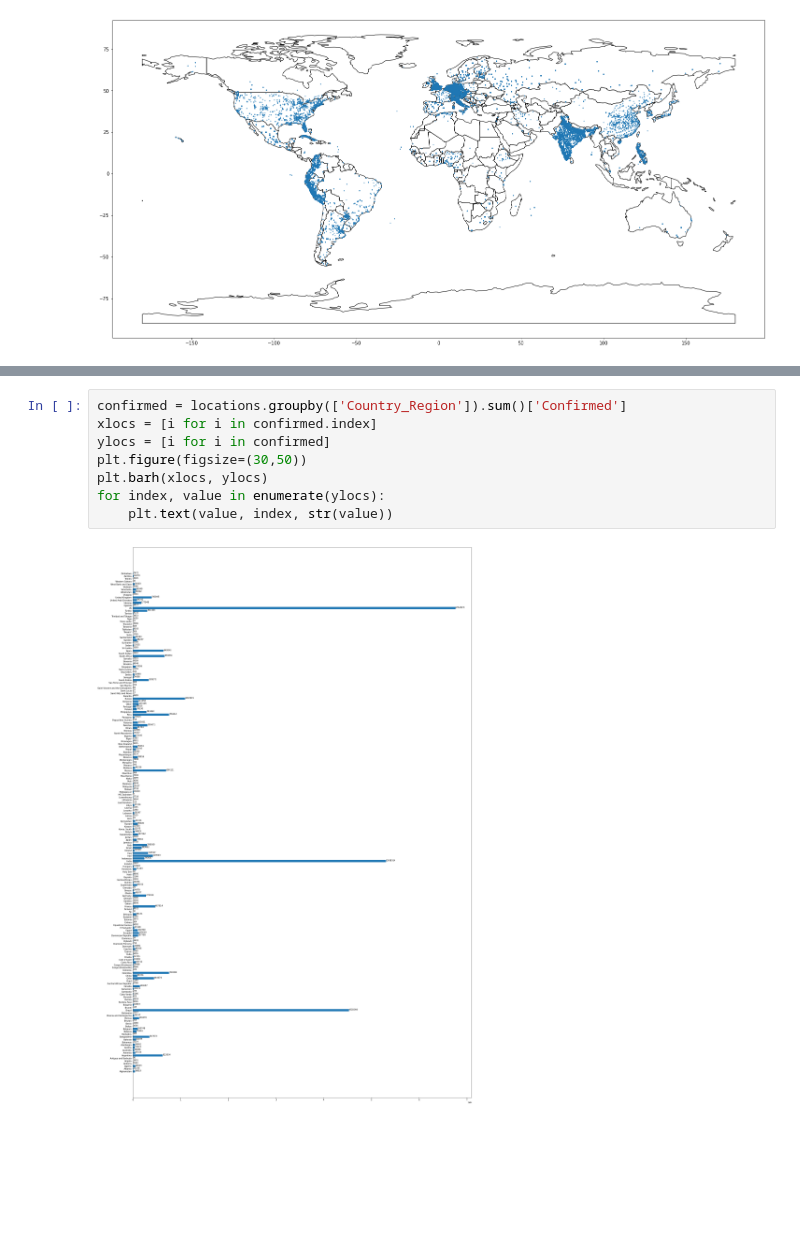
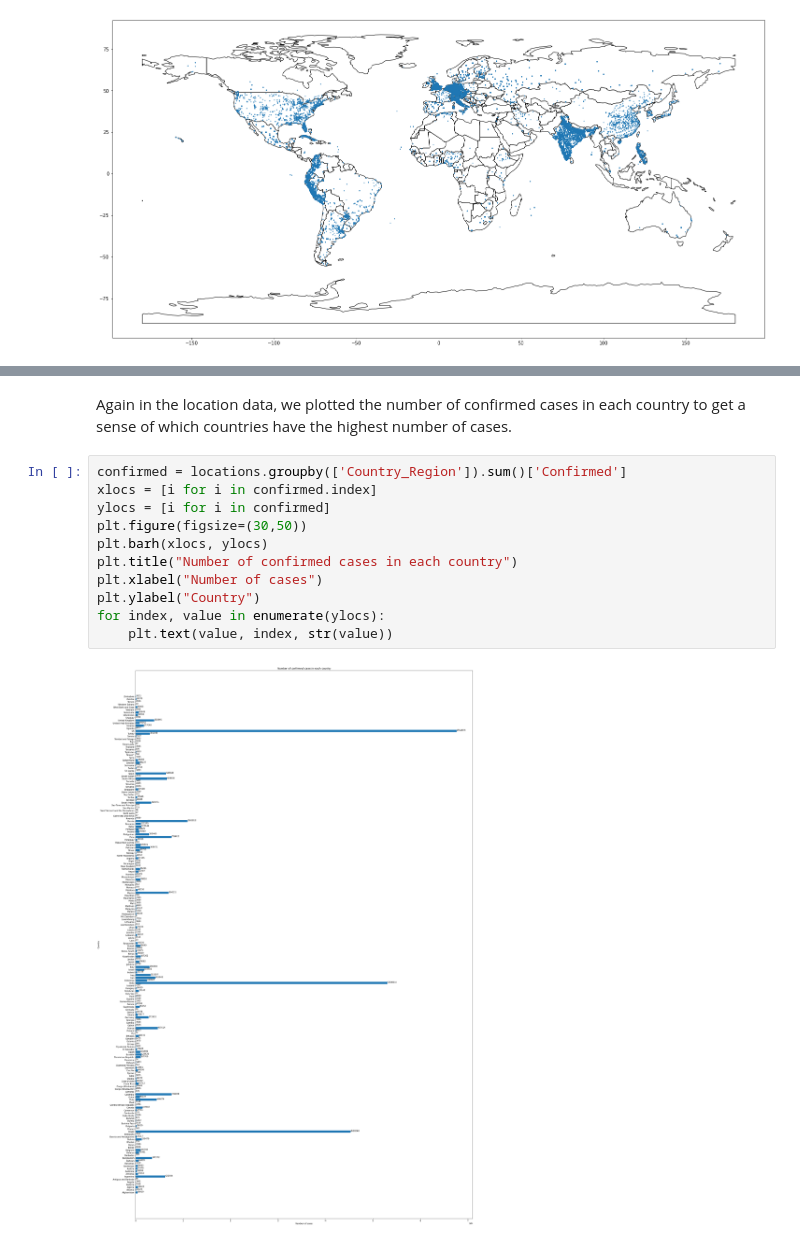
Before and after one commit to shaygrose/459Proj, a Jupyter notebook: src/eda.ipynb, the cells around one changed output, grey strips where cells are left out. Drawn from its saved outputs; the diff is of its cells as text; blank space fills up the shorter version.

```diff
--- a/src/eda.ipynb
+++ b/src/eda.ipynb
@@ -113,10 +194,15 @@ gdf.plot(ax = base, marker='o', markersize=1, figsize=(25,50))
+# %% [markdown]
+Again in the location data, we plotted the number of confirmed cases in each country to get a sense of which countries have the highest number of cases.
 # %%
 confirmed = locations.groupby(['Country_Region']).sum()['Confirmed']
 xlocs = [i for i in confirmed.index]
 ylocs = [i for i in confirmed]
 plt.figure(figsize=(30,50))
 plt.barh(xlocs, ylocs)
+plt.title("Number of confirmed cases in each country")
+plt.xlabel("Number of cases")
+plt.ylabel("Country")
 for index, value in enumerate(ylocs):
     plt.text(value, index, str(value))
 # %% [output]
-[figure, old version]
+[figure, new version]
```
Also changed, not shown: parts of 30 cells of this notebook, 3 other files.
